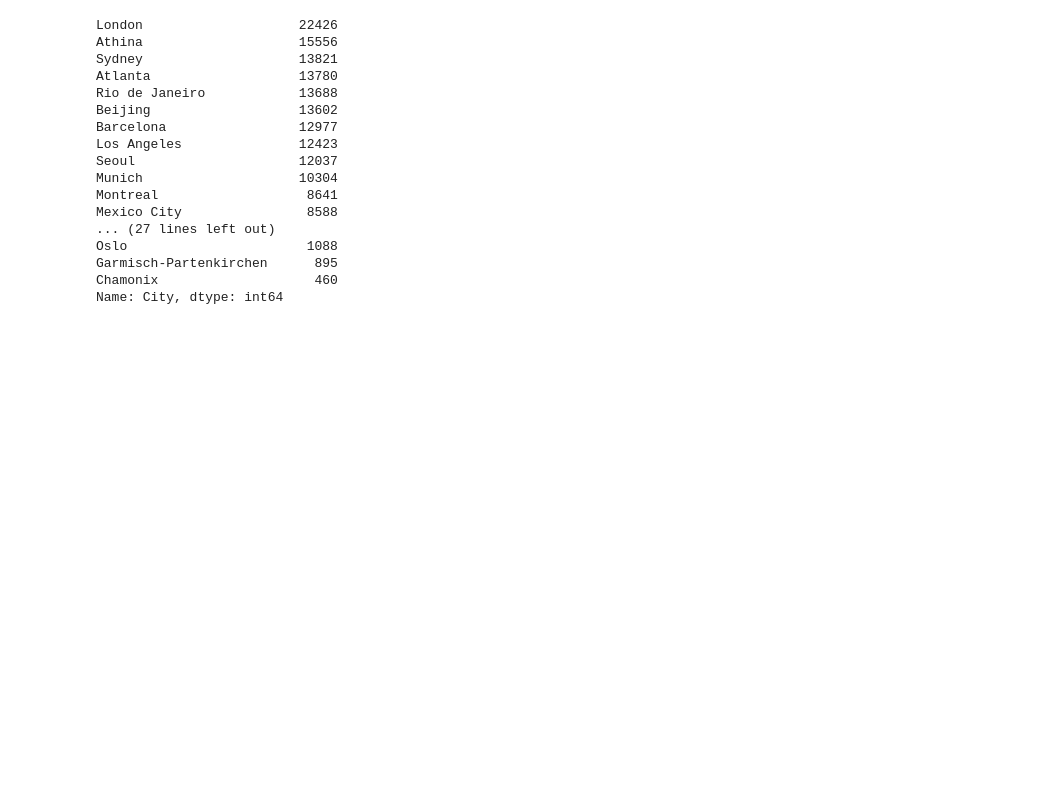
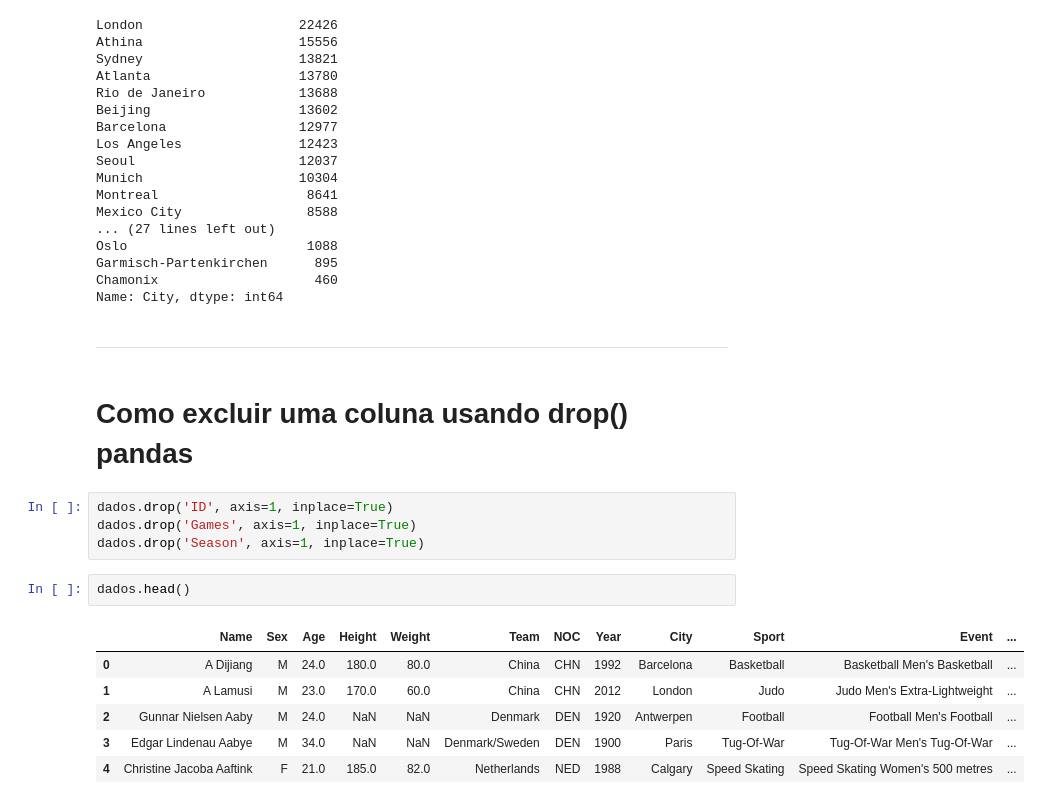
Before and after one commit to EduardoWS/python-for-ML, a Jupyter notebook: pandas2.ipynb, the cells around one changed output. Cells and saved outputs as stored; diff of their text form; blank space fills up the shorter version.

```diff
--- a/pandas2.ipynb
+++ b/pandas2.ipynb
@@ -229,3 +229,20 @@ Oslo                       1088
 Garmisch-Partenkirchen      895
 Chamonix                    460
 Name: City, dtype: int64
+# %% [markdown]
+<hr>
+# %% [markdown]
+# Como excluir uma coluna usando drop() pandas
+# %%
+dados.drop('ID', axis=1, inplace=True)
+dados.drop('Games', axis=1, inplace=True)
+dados.drop('Season', axis=1, inplace=True)
+# %%
+dados.head()
+# %% [output]
+|  | Name | Sex | Age | Height | Weight | Team | NOC | Year | City | Sport | Event | ... |
+| 0 | A Dijiang | M | 24.0 | 180.0 | 80.0 | China | CHN | 1992 | Barcelona | Basketball | Basketball Men's Basketball | ... |
+| 1 | A Lamusi | M | 23.0 | 170.0 | 60.0 | China | CHN | 2012 | London | Judo | Judo Men's Extra-Lightweight | ... |
+| 2 | Gunnar Nielsen Aaby | M | 24.0 | NaN | NaN | Denmark | DEN | 1920 | Antwerpen | Football | Football Men's Football | ... |
+| 3 | Edgar Lindenau Aabye | M | 34.0 | NaN | NaN | Denmark/Sweden | DEN | 1900 | Paris | Tug-Of-War | Tug-Of-War Men's Tug-Of-War | ... |
+| 4 | Christine Jacoba Aaftink | F | 21.0 | 185.0 | 82.0 | Netherlands | NED | 1988 | Calgary | Speed Skating | Speed Skating Women's 500 metres | ... |
```
